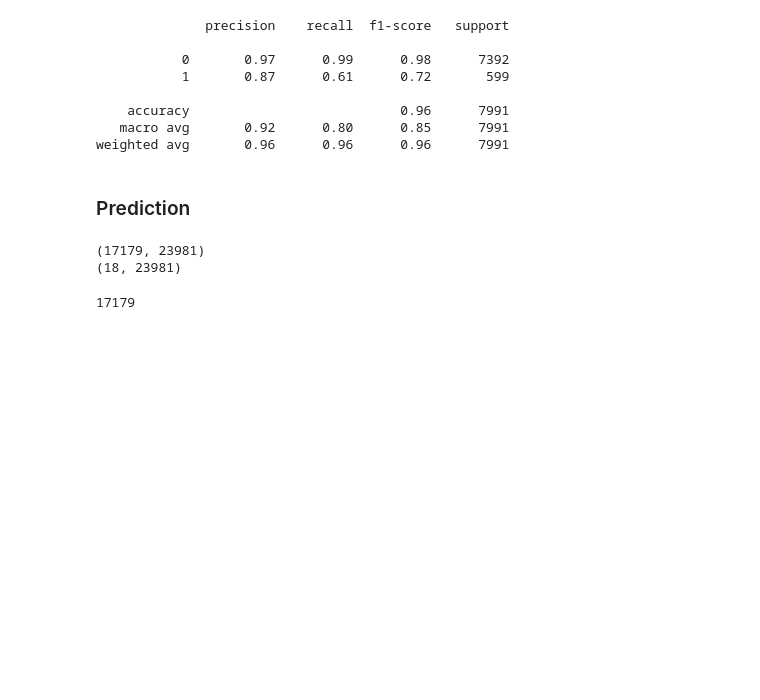
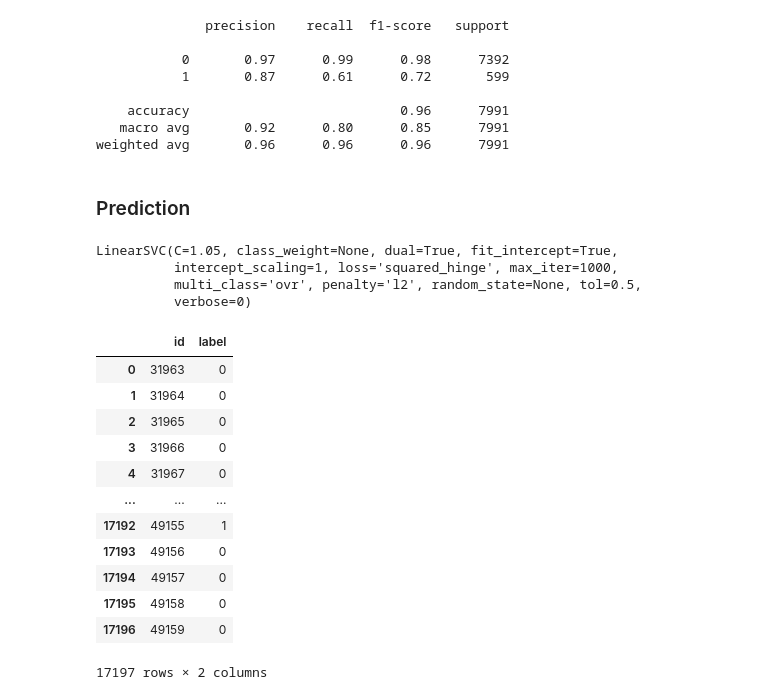
Before and after one commit to HeptaDecane/LP1_SEM7, a Jupyter notebook: C04/notebook.ipynb, the cells around one changed output. Saved outputs shown, nothing was run; the diff lists cells and outputs as text; code cells hidden in the pictures; blank space fills up the shorter version.

```diff
--- a/C04/notebook.ipynb
+++ b/C04/notebook.ipynb
@@ -161,12 +156,28 @@ x_train, x_test, y_train, y_test = train_test_split(x,y,test_size=0.001,random_s
 # %%
 x_train = vectorizer.fit_transform(x_train)
 x_test = vectorizer.transform(x_test)
-print(x_train.shape)
-print(x_test.shape)
-# %% [output]
-(17179, 23981)
-(18, 23981)
-# %%
-x_train.count()
-# %% [output]
-17179
+# %%
+model.fit(x_train,y_train)
+# %% [output]
+LinearSVC(C=1.05, class_weight=None, dual=True, fit_intercept=True,
+          intercept_scaling=1, loss='squared_hinge', max_iter=1000,
+          multi_class='ovr', penalty='l2', random_state=None, tol=0.5,
+          verbose=0)
+# %%
+prediction_df = test_df[['id']]
+prediction_df['label'] = model.predict(x_test)
+prediction_df
+# %% [output]
+|  | id | label |
+| 0 | 31963 | 0 |
+| 1 | 31964 | 0 |
+| 2 | 31965 | 0 |
+| 3 | 31966 | 0 |
+| 4 | 31967 | 0 |
+| ... | ... | ... |
+| 17192 | 49155 | 1 |
+| 17193 | 49156 | 0 |
+| 17194 | 49157 | 0 |
+| 17195 | 49158 | 0 |
+| 17196 | 49159 | 0 |
+17197 rows × 2 columns
```
Also changed, not shown: parts of 8 cells of this notebook.
